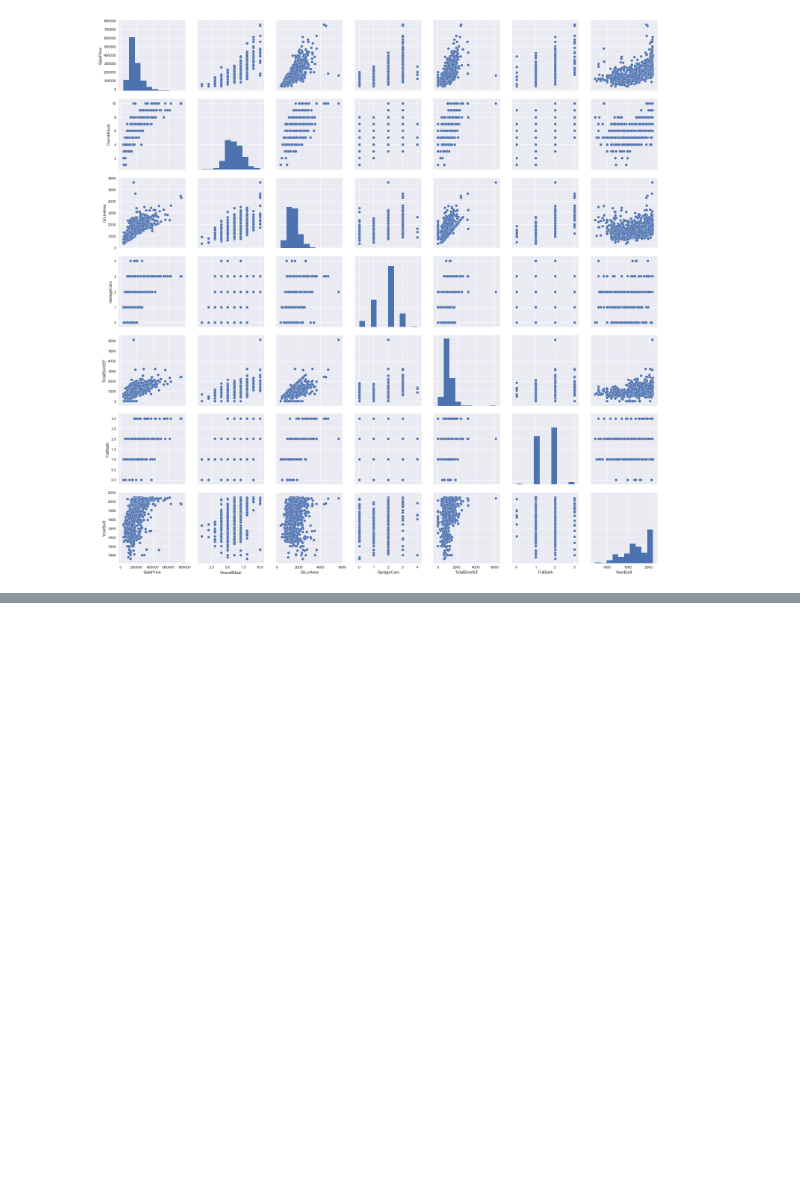
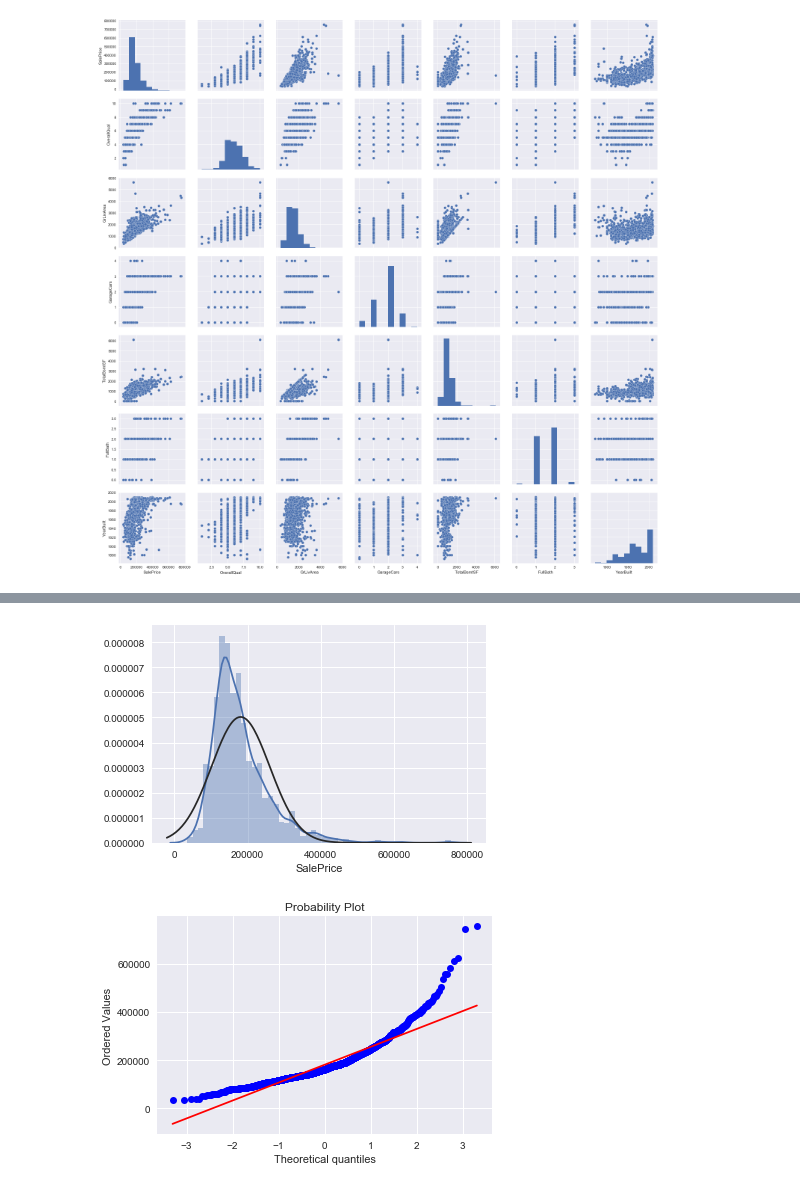
Before and after one commit to Hamifthi/100_days_of_machinelearning, a Jupyter notebook: House prices/Data explotary.ipynb, the cells around one changed output, grey strips where cells are left out. Saved outputs shown, nothing was run; the diff lists cells and outputs as text; code cells hidden in the pictures; blank space fills up the shorter version.

Commit message:
Data explotation is done and now data is ready for fitting a model on it

```diff
--- a/House prices/Data explotary.ipynb
+++ b/House prices/Data explotary.ipynb
@@ -89,3 +95,9 @@ sns.pairplot(df_train[columns], size = 3)
 plt.show()
 # %% [output]
 [figure]
+# %%
+# searching for missing data
+total = df_train.isnull().sum().sort_values(ascending = False)
+percent = (df_train.isnull().sum()/df_train.isnull().count()).sort_values(ascending = False)
+missing_data = pd.concat([total, percent], axis = 1, keys = ['Total', 'Percent'])
+missing_data.head(20)
@@ -91,0 +122,5 @@ plt.show()
+# %%
+# cleaning missing data
+df_train = df_train.drop((missing_data[missing_data['Total'] > 1]).index, 1)
+df_train = df_train.drop(df_train.loc[df_train['Electrical'].isnull()].index)
+df_train.isnull().sum().max()
@@ -91,0 +157,11 @@ plt.show()
+# %%
+df_train.sort_values(by = 'GrLivArea', ascending = False)[:2]
+df_train = df_train.drop(df_train[df_train['Id'] == 1299].index)
+df_train = df_train.drop(df_train[df_train['Id'] == 524].index)
+# %%
+sns.distplot(df_train['SalePrice'], fit = norm)
+fig = plt.figure()
+res = stats.probplot(df_train['SalePrice'], plot = plt)
+# %% [output]
+[figure, added]
+[figure, added]
```
Also changed, not shown: parts of 8 cells of this notebook.
